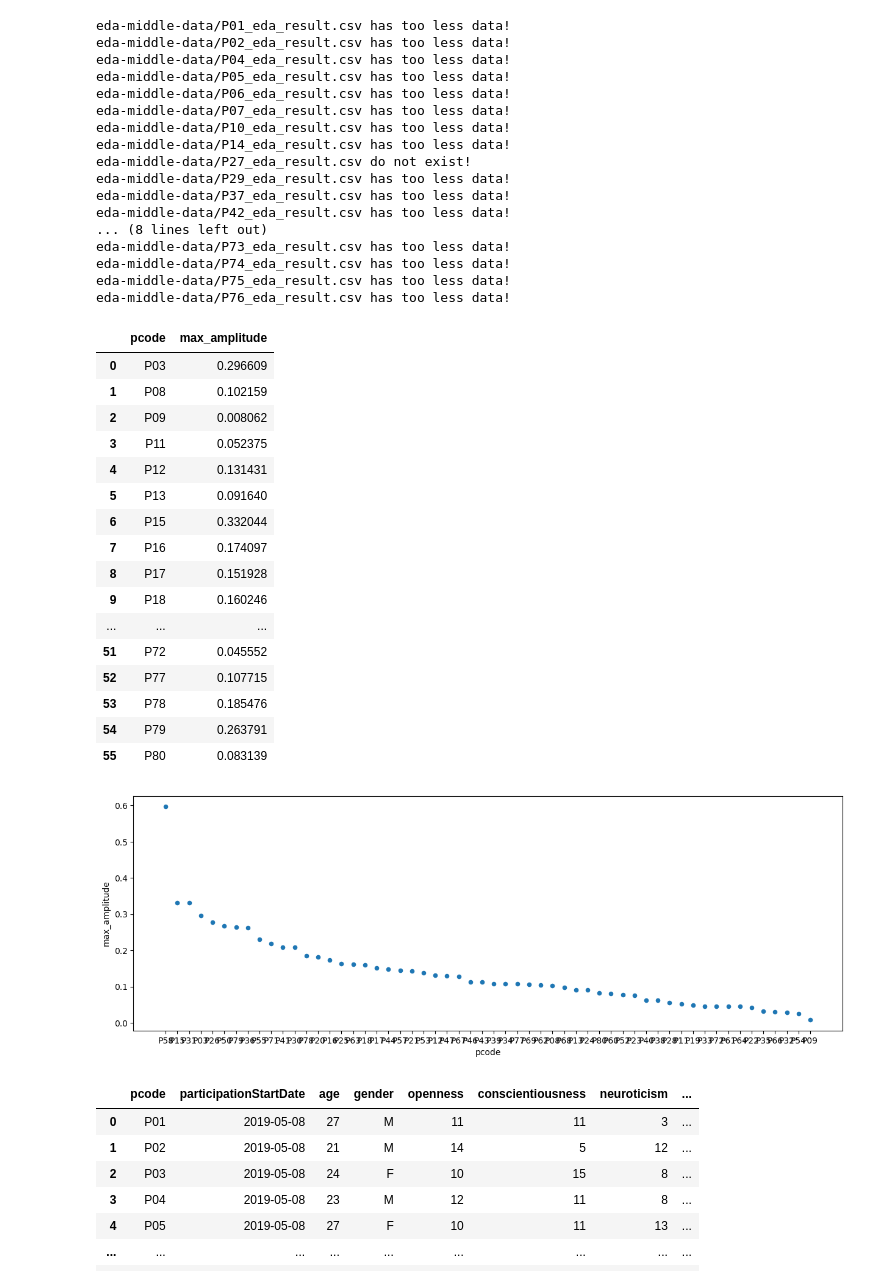
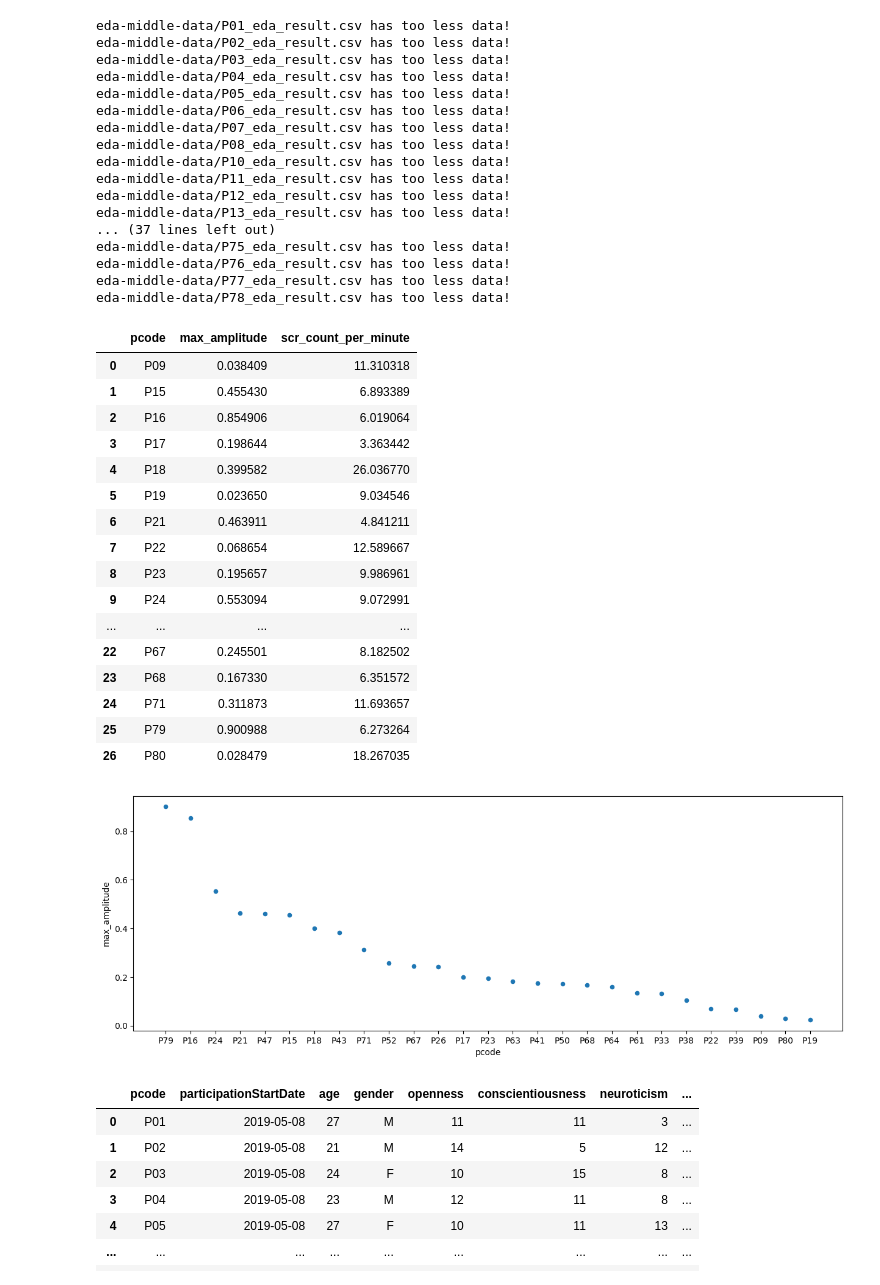
Before and after one commit to chenyfz/INFOMQNM-Project, a Jupyter notebook: eda_analyse.ipynb, the cells around one changed output. Drawn from its saved outputs; the diff is of its cells as text; code cells hidden in the pictures.

```diff
--- a/eda_analyse.ipynb
+++ b/eda_analyse.ipynb
@@ -3,71 +3,71 @@ import os
 
 import numpy as np
 import pandas as pd
+import scipy
 from matplotlib import pyplot as plt
 
 eda_middle_data_path = 'eda-middle-data/'
 
-res = pd.DataFrame([], columns=['pcode', 'max_amplitude'])
+res = pd.DataFrame([], columns=['pcode', 'max_amplitude', 'scr_count_per_minute'])
+measurement = 'max_amplitude'
 
 for p_index in range(80):
     participant_key = 'P' + str(p_index + 1).zfill(2)
     file_path = eda_middle_data_path + participant_key + '_eda_result.csv'
 
     if not os.path.isfile(file_path):
         print(file_path + ' do not exist!')
         continue
 
     df = pd.read_csv(file_path)
 
-    if len(df) < 20:
+    if len(df) < 5:
         print(file_path + ' has too less data!')
         continue
 
-    res.loc[len(res)] = [participant_key, df['max_amplitude'].mean()]
-
-# res.to_csv('hrv_result.csv', index=False)
+    res.loc[len(res)] = [participant_key, df['max_amplitude'].mean(), df['scr_count_per_minute'].mean()]
 
 res
 # %% [output]
 eda-middle-data/P01_eda_result.csv has too less data!
 eda-middle-data/P02_eda_result.csv has too less data!
+eda-middle-data/P03_eda_result.csv has too less data!
 eda-middle-data/P04_eda_result.csv has too less data!
 eda-middle-data/P05_eda_result.csv has too less data!
 eda-middle-data/P06_eda_result.csv has too less data!
 eda-middle-data/P07_eda_result.csv has too less data!
+eda-middle-data/P08_eda_result.csv has too less data!
 eda-middle-data/P10_eda_result.csv has too less data!
-eda-middle-data/P14_eda_result.csv has too less data!
-eda-middle-data/P27_eda_result.csv do not exist!
-eda-middle-data/P29_eda_result.csv has too less data!
-eda-middle-data/P37_eda_result.csv has too less data!
-eda-middle-data/P42_eda_result.csv has too less data!
-... (8 lines left out)
-eda-middle-data/P73_eda_result.csv has too less data!
-eda-middle-data/P74_eda_result.csv has too less data!
+eda-middle-data/P11_eda_result.csv has too less data!
+eda-middle-data/P12_eda_result.csv has too less data!
+eda-middle-data/P13_eda_result.csv has too less data!
+... (37 lines left out)
 eda-middle-data/P75_eda_result.csv has too less data!
 eda-middle-data/P76_eda_result.csv has too less data!
+eda-middle-data/P77_eda_result.csv has too less data!
+eda-middle-data/P78_eda_result.csv has too less data!
-|  | pcode | max_amplitude |
-| 0 | P03 | 0.296609 |
-| 1 | P08 | 0.102159 |
-| 2 | P09 | 0.008062 |
-| 3 | P11 | 0.052375 |
-| 4 | P12 | 0.131431 |
-| 5 | P13 | 0.091640 |
-| 6 | P15 | 0.332044 |
-| 7 | P16 | 0.174097 |
-| 8 | P17 | 0.151928 |
-| 9 | P18 | 0.160246 |
-| ... | ... | ... |
-| 51 | P72 | 0.045552 |
-| 52 | P77 | 0.107715 |
-| 53 | P78 | 0.185476 |
-| 54 | P79 | 0.263791 |
-| 55 | P80 | 0.083139 |
+|  | pcode | max_amplitude | scr_count_per_minute |
+| 0 | P09 | 0.038409 | 11.310318 |
+| 1 | P15 | 0.455430 | 6.893389 |
+| 2 | P16 | 0.854906 | 6.019064 |
+| 3 | P17 | 0.198644 | 3.363442 |
+| 4 | P18 | 0.399582 | 26.036770 |
+| 5 | P19 | 0.023650 | 9.034546 |
+| 6 | P21 | 0.463911 | 4.841211 |
+| 7 | P22 | 0.068654 | 12.589667 |
+| 8 | P23 | 0.195657 | 9.986961 |
+| 9 | P24 | 0.553094 | 9.072991 |
+| ... | ... | ... | ... |
+| 22 | P67 | 0.245501 | 8.182502 |
+| 23 | P68 | 0.167330 | 6.351572 |
+| 24 | P71 | 0.311873 | 11.693657 |
+| 25 | P79 | 0.900988 | 6.273264 |
+| 26 | P80 | 0.028479 | 18.267035 |
 # %%
-res.sort_values(by='max_amplitude', ascending=False, inplace=True)
-plot = res.plot(x='pcode', y='max_amplitude', kind='scatter', figsize=(15, 5))
+res.sort_values(by=measurement, ascending=False, inplace=True)
+plot = res.plot(x='pcode', y=measurement, kind='scatter', figsize=(15, 5))
 # %% [output]
-[figure, old version]
+[figure, new version]
 # %%
 df_subj = pd.read_csv('dataset/SubjData/UserInfo.csv')
 df_subj
```
Also changed, not shown: parts of 4 cells of this notebook, 4 other files.
